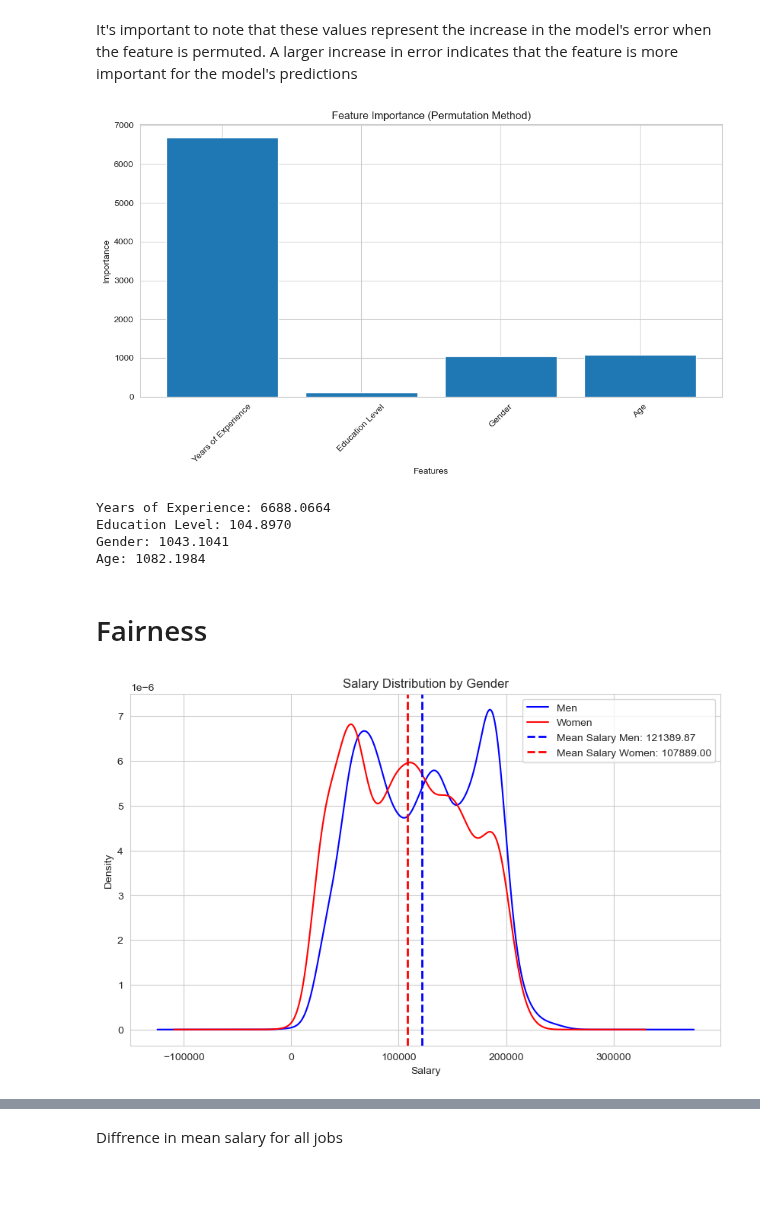
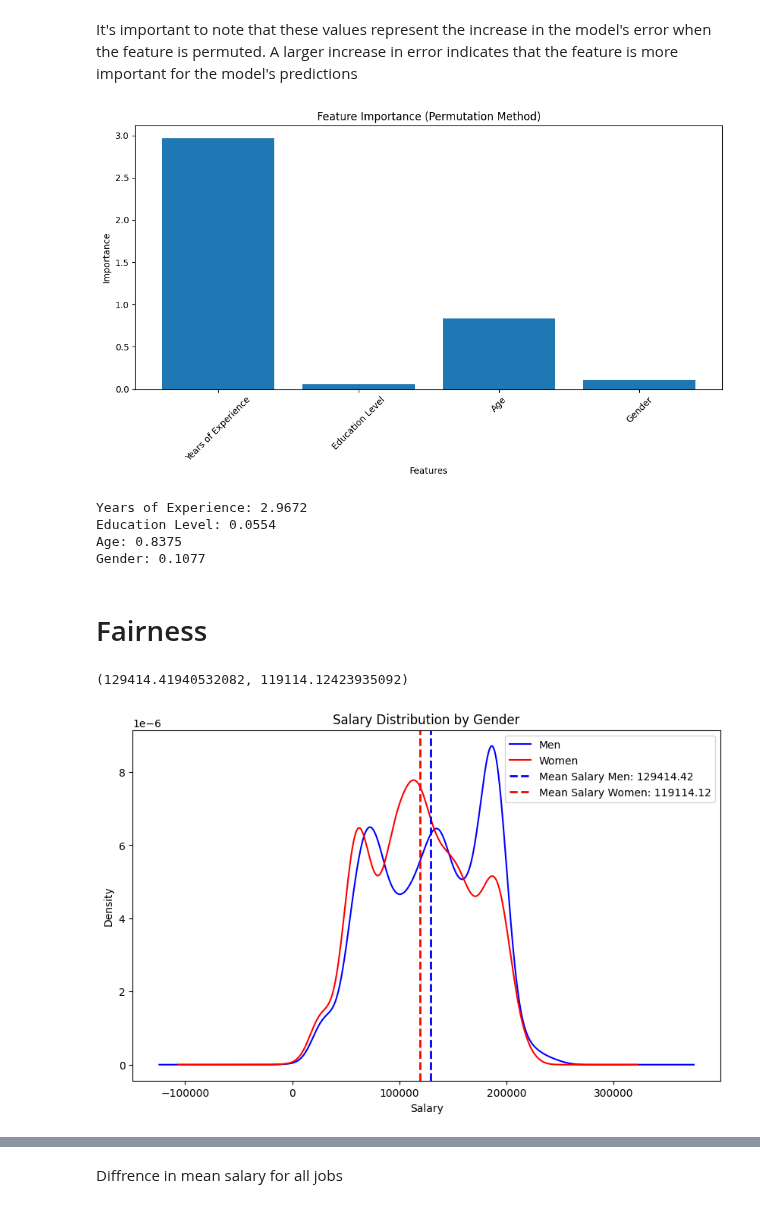
Before and after one commit to CarloRobbiani/ml_project, a Jupyter notebook: Salary new dataset/salary prediction.ipynb, the cells around one changed output, grey strips where cells are left out. Cells and saved outputs as stored; diff of their text form; code cells hidden in the pictures; blank space fills up the shorter version.

```diff
--- a/Salary new dataset/salary prediction.ipynb
+++ b/Salary new dataset/salary prediction.ipynb
@@ -211,9 +178,9 @@ y_train
 # %% [markdown]
 # Training For Data Scientist Job not important for prediction
 # %%
-selected_features = ['Years of Experience', 'Education Level']
+selected_features = ['Years of Experience', 'Education Level', 'Job Title']
 model_all = MLPRegressor(hidden_layer_sizes=(64, 64), max_iter=1000)
-model_all.fit(X_train[selected_features], y_train)
+model_all.fit(X_train[selected_features], y_train[target_column])
 
 y_pred = model_all.predict(X_test[selected_features])
 mse = mean_squared_error(y_test, y_pred)
@@ -623,26 +323,35 @@ df
 # %%
 import numpy as np
 from sklearn.metrics import mean_squared_error
+import matplotlib.pyplot as plt
 
 def permutation_importance(model, X, y, n_repeats=10):
-    baseline_mse = mean_squared_error(y, model(X).detach().numpy())
+    # Calculate the baseline mean squared error
+    baseline_mse = mean_squared_error(y, model.predict(X))
     importances = []
 
+    # Loop over each feature
     for col in range(X.shape[1]):
         feature_importances = []
         for _ in range(n_repeats):
-            X_permuted = X.clone()
-            X_permuted[:, col] = torch.randperm(X.shape[0])
-            permuted_mse = mean_squared_error(y, model(X_permuted).detach().numpy())
+            # Copy the data to avoid modifying the original dataset
+            X_permuted = X.copy(deep=True)
+            # Permute the values in the specific column
+            np.random.shuffle(X_permuted.iloc[:, col].values)
+            # Calculate the new MSE with the permuted column
+            permuted_mse = mean_squared_error(y, model.predict(X_permuted))
+            # The importance is the increase in MSE
             importance = permuted_mse - baseline_mse
             feature_importances.append(importance)
+        # Average the importance over the repeats for stability
         importances.append(np.mean(feature_importances))
 
     return np.array(importances)
 
 # Calculate permutation importance
-feature_names = ['Years of Experience', 'Education Level', 'Gender', 'Age']
-importances = permutation_importance(model_all_gen_age, X_test, y_test)
+selected_features = ['Years of Experience', 'Education Level', 'Age', 'Gender']
+feature_names = selected_features
+importances = permutation_importance(model_all_gen, X_test[selected_features], y_test.values.ravel())
 
 # Plot feature importances
 plt.figure(figsize=(10, 6))
@@ -667,34 +377,44 @@ Age: 248.4028
 It's important to note that these values represent the increase in the model's error when the feature is permuted. A larger increase in error indicates that the feature is more important for the model's predictions
 # %%
 # Calculate permutation importance
-feature_names = ['Years of Experience', 'Education Level', 'Gender', 'Age']
-importances = permutation_importance(model_SE_gen_age, X_test, y_test)
+selected_features = ['Years of Experience', 'Education Level', 'Age', 'Gender']
+feature_names = selected_features
+importances = permutation_importance(model_SE_gen, X_test[selected_features], y_test.values.ravel())
 
 # Plot feature importances
 plt.figure(figsize=(10, 6))
 plt.bar(feature_names, importances)
 plt.title('Feature Importance (Permutation Method)')
 plt.xlabel('Features')
 plt.ylabel('Importance')
 plt.xticks(rotation=45)
 plt.tight_layout()
 plt.show()
 
 # Print feature importances
 for name, importance in zip(feature_names, importances):
     print(f"{name}: {importance:.4f}")
 # %% [output]
-[figure, old version]
+[figure, new version]
-Years of Experience: 6688.0664
-Education Level: 104.8970
-Gender: 1043.1041
-Age: 1082.1984
+Years of Experience: 2.9672
+Education Level: 0.0554
+Age: 0.8375
+Gender: 0.1077
 # %% [markdown]
 # Fairness
+# %%
+# Separate the data by gender
+salaries_men = df[df['Gender'] == 'Male']['Salary']
+salaries_women = df[df['Gender'] == 'Female']['Salary']
+
+# Calculate the mean salaries
+mean_salary_men = salaries_men.mean()
+mean_salary_women = salaries_women.mean()
+
+mean_salary_men, mean_salary_women
+# %% [output]
+(129414.41940532082, 119114.12423935092)
 # %%
-df = df[df['Gender'] != 'Other']
-df['Gender'].value_counts()
-
 # Separate the data by gender
 salaries_men = df[df['Gender'] == 'Male']['Salary']
 salaries_women = df[df['Gender'] == 'Female']['Salary']
@@ -718,4 +438,4 @@ plt.ylabel('Density')
 plt.legend()
 plt.show()
 # %% [output]
-[figure, old version]
+[figure, new version]
```
Also changed, not shown: parts of 27 cells of this notebook, 1 other file.
